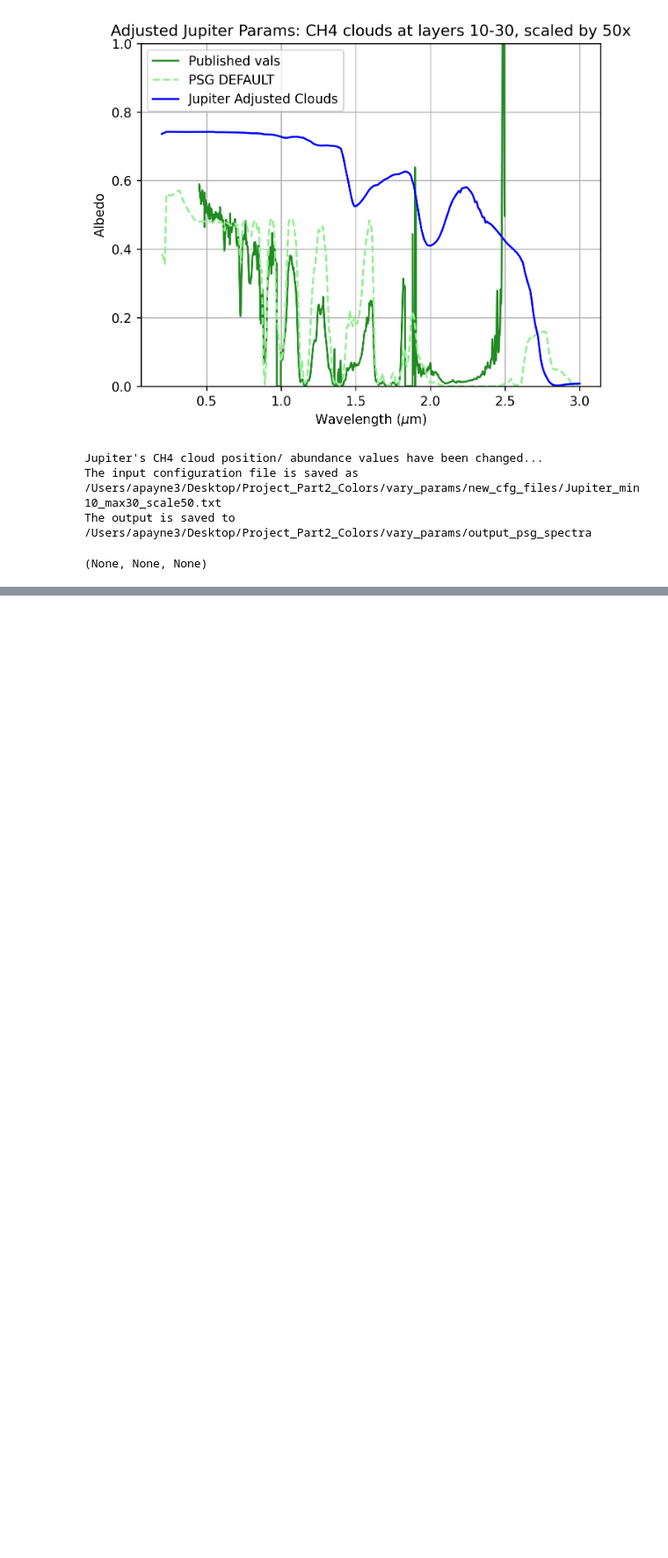
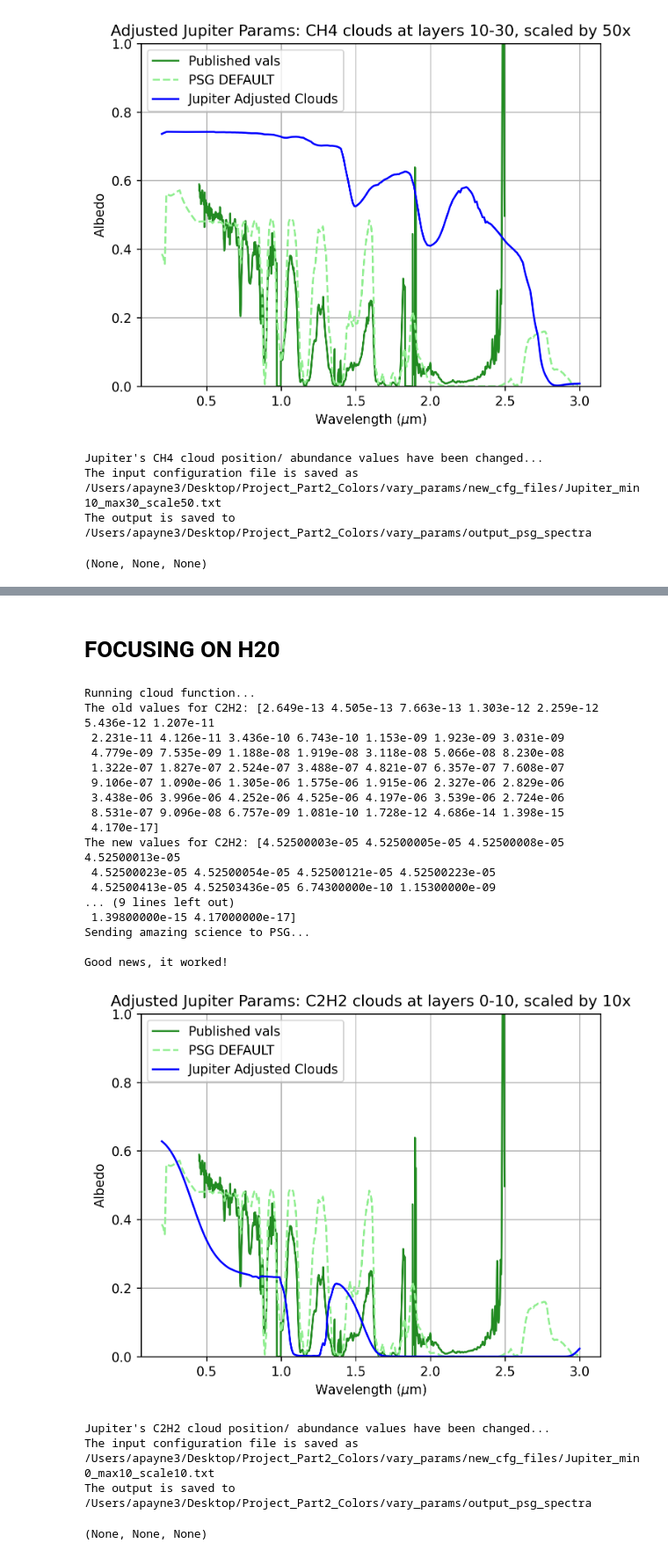
Before and after one commit to allypayne/SolarSystemSpectra, a Jupyter notebook: SpectrumTest.ipynb, the cells around one changed output, grey strips where cells are left out. Shown at 88% size. Cells and saved outputs as stored; diff of their text form; code cells hidden in the pictures; blank space fills up the shorter version.

```diff
--- a/SpectrumTest.ipynb
+++ b/SpectrumTest.ipynb
@@ -120,0 +175,27 @@ The output is saved to /Users/apayne3/Desktop/Project_Part2_Colors/vary_params/o
+# %% [markdown]
+# FOCUSING ON H20
+# %%
+psg.change_cloud_height_psgspectrum(absorber='H20', scale_abun=10, min_level=0, max_level=10)
+# %% [output]
+Running cloud function...
+The old values for C2H2: [2.649e-13 4.505e-13 7.663e-13 1.303e-12 2.259e-12 5.436e-12 1.207e-11
+ 2.231e-11 4.126e-11 3.436e-10 6.743e-10 1.153e-09 1.923e-09 3.031e-09
+ 4.779e-09 7.535e-09 1.188e-08 1.919e-08 3.118e-08 5.066e-08 8.230e-08
+ 1.322e-07 1.827e-07 2.524e-07 3.488e-07 4.821e-07 6.357e-07 7.608e-07
+ 9.106e-07 1.090e-06 1.305e-06 1.575e-06 1.915e-06 2.327e-06 2.829e-06
+ 3.438e-06 3.996e-06 4.252e-06 4.525e-06 4.197e-06 3.539e-06 2.724e-06
+ 8.531e-07 9.096e-08 6.757e-09 1.081e-10 1.728e-12 4.686e-14 1.398e-15
+ 4.170e-17]
+The new values for C2H2: [4.52500003e-05 4.52500005e-05 4.52500008e-05 4.52500013e-05
+ 4.52500023e-05 4.52500054e-05 4.52500121e-05 4.52500223e-05
+ 4.52500413e-05 4.52503436e-05 6.74300000e-10 1.15300000e-09
+... (9 lines left out)
+ 1.39800000e-15 4.17000000e-17]
+Sending amazing science to PSG...
+
+Good news, it worked!
+[figure, added]
+Jupiter's C2H2 cloud position/ abundance values have been changed...
+The input configuration file is saved as /Users/apayne3/Desktop/Project_Part2_Colors/vary_params/new_cfg_files/Jupiter_min0_max10_scale10.txt
+The output is saved to /Users/apayne3/Desktop/Project_Part2_Colors/vary_params/output_psg_spectra
+(None, None, None)
```
Also changed, not shown: parts of 9 cells of this notebook.
